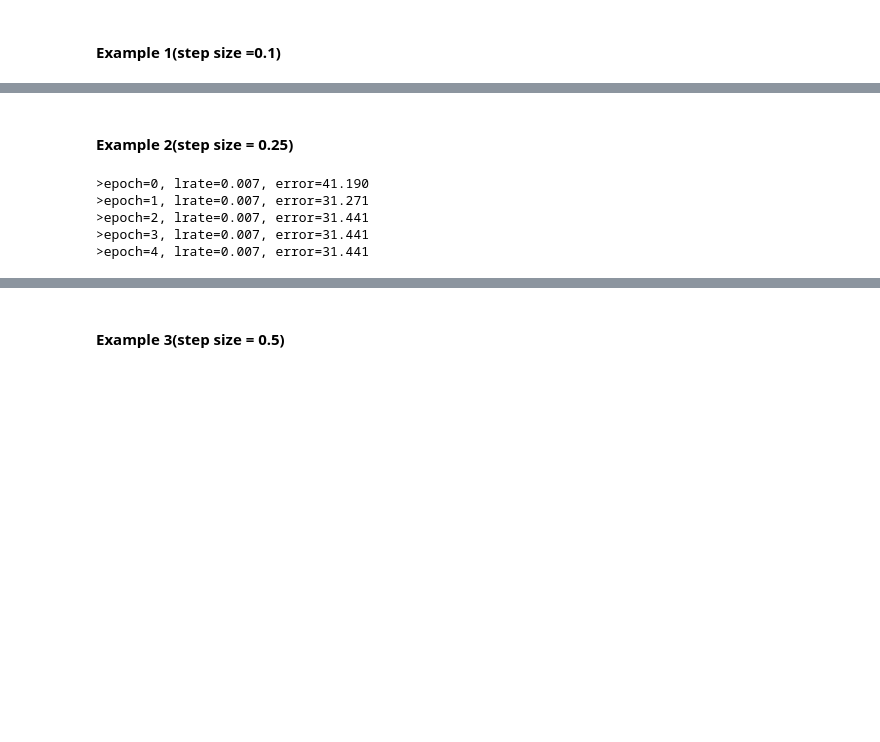
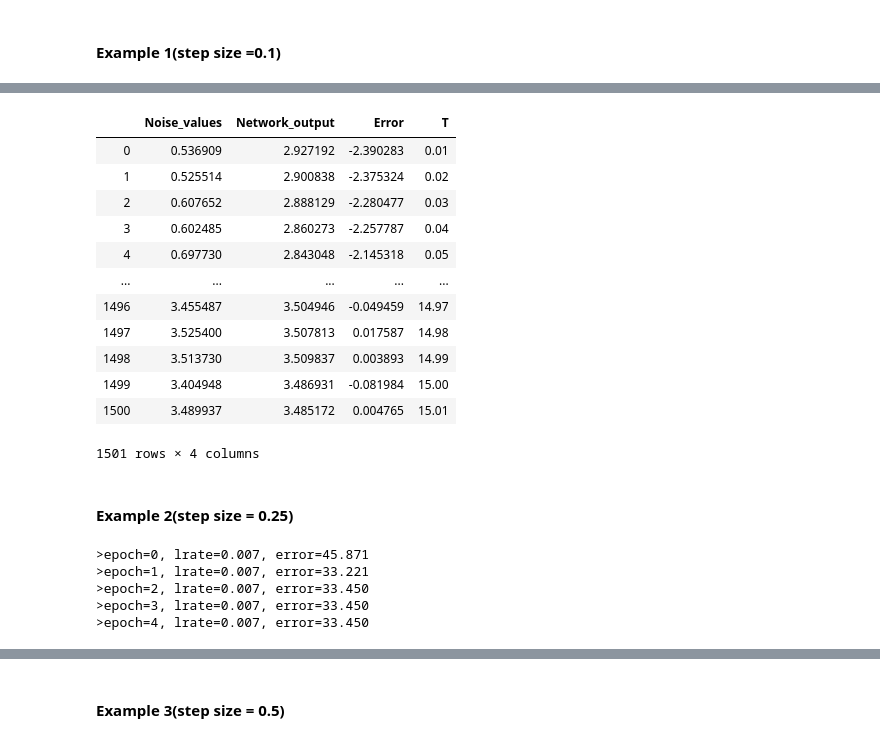
Before and after one commit to Kikumu/Computational-science-practice, a Jupyter notebook: Computational Science ACW.ipynb, the cells around one changed output, grey strips where cells are left out. Cells and saved outputs as stored; diff of their text form; code cells hidden in the pictures; blank space fills up the shorter version.

```diff
--- a/Computational Science ACW.ipynb
+++ b/Computational Science ACW.ipynb
@@ -351,5 +353,5 @@ df6
 # %%
 random_vals1 = []
 random_vals1 = box_muller(x_array2,std_dev,_mean)
-values1 = train_weights(random_vals1, 0.006531,5)
+values1,e1 = train_weights(random_vals1, 0.006531,5)
 # %% [output]
@@ -370,15 +372,33 @@ plt.show()
+# %%
+data7= {'Noise_values':random_vals1,'Network_output':values1,'Error':e1,'T':t_array2}
+vis= pd.DataFrame(data7)
+vis
+# %% [output]
+|  | Noise_values | Network_output | Error | T |
+| 0 | 0.536909 | 2.927192 | -2.390283 | 0.01 |
+| 1 | 0.525514 | 2.900838 | -2.375324 | 0.02 |
+| 2 | 0.607652 | 2.888129 | -2.280477 | 0.03 |
+| 3 | 0.602485 | 2.860273 | -2.257787 | 0.04 |
+| 4 | 0.697730 | 2.843048 | -2.145318 | 0.05 |
+| ... | ... | ... | ... | ... |
+| 1496 | 3.455487 | 3.504946 | -0.049459 | 14.97 |
+| 1497 | 3.525400 | 3.507813 | 0.017587 | 14.98 |
+| 1498 | 3.513730 | 3.509837 | 0.003893 | 14.99 |
+| 1499 | 3.404948 | 3.486931 | -0.081984 | 15.00 |
+| 1500 | 3.489937 | 3.485172 | 0.004765 | 15.01 |
+1501 rows × 4 columns
 # %% [markdown]
 #### Example 2(step size = 0.25)
 # %%
 random_vals2 = []
 random_vals2 = box_muller(x_array3,std_dev,_mean)
-values2 = train_weights(random_vals2, 0.006531,5)
+values2,e2 = train_weights(random_vals2, 0.006531,5)
 # %% [output]
->epoch=0, lrate=0.007, error=41.190
->epoch=1, lrate=0.007, error=31.271
->epoch=2, lrate=0.007, error=31.441
->epoch=3, lrate=0.007, error=31.441
->epoch=4, lrate=0.007, error=31.441
+>epoch=0, lrate=0.007, error=45.871
+>epoch=1, lrate=0.007, error=33.221
+>epoch=2, lrate=0.007, error=33.450
+>epoch=3, lrate=0.007, error=33.450
+>epoch=4, lrate=0.007, error=33.450
 # %%
 y_axis = values2 #network output
 y = random_vals2 # x noise
```
Also changed, not shown: parts of 14 cells of this notebook.
